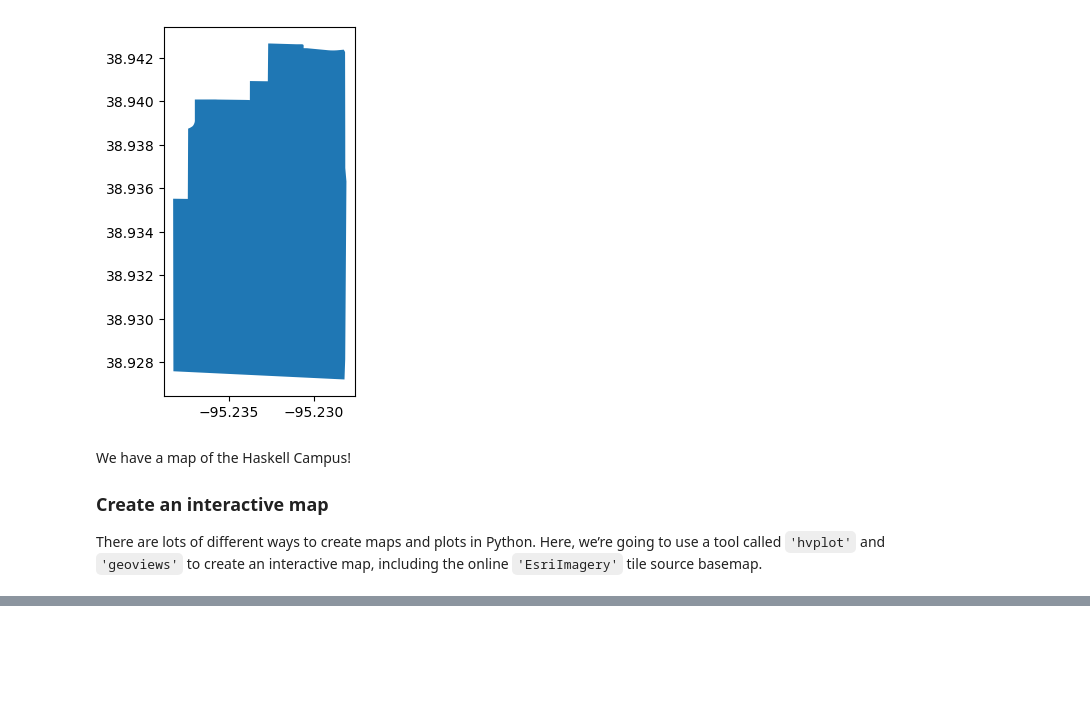
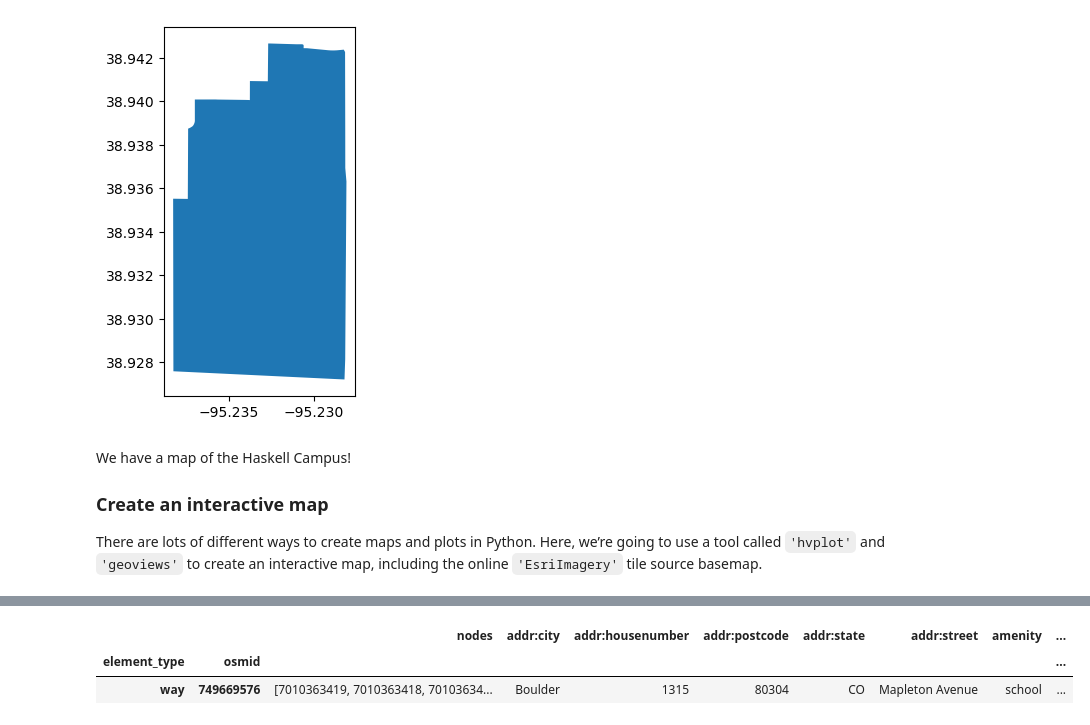
Before and after one commit to rileythejones/first-map-template, a Jupyter notebook: first-map.ipynb, the cells around one changed output, grey strips where cells are left out. Drawn from its saved outputs; the diff is of its cells as text; code cells hidden in the pictures; blank space fills up the shorter version.

```diff
--- a/first-map.ipynb
+++ b/first-map.ipynb
@@ -101,0 +100,17 @@ WARNING:bokeh.core.validation.check:W-1005 (FIXED_SIZING_MODE): 'fixed' sizing m
+# %%
+# Search for sacred heart colorado boulder
+school_gdf = osm.features_from_address(
+    "Sacred Heart of Jesus Catholic School, Boulder, Colorado, United States",
+    tags={"amenity": "school"},
+    dist=300,
+)
+
+school_gdf = school_gdf[
+    school_gdf["name"].fillna("").str.contains("Sacred Heart of Jesus", case=False)
+]
+
+school_gdf
+# %% [output]
+|  |  | nodes | addr:city | addr:housenumber | addr:postcode | addr:state | addr:street | amenity | ... |
+| element_type | osmid |  |  |  |  |  |  |  | ... |
+| way | 749669576 | [7010363419, 7010363418, 70103634... | Boulder | 1315 | 80304 | CO | Mapleton Avenue | school | ... |
```
Also changed, not shown: parts of 4 cells of this notebook, 8 other files.
